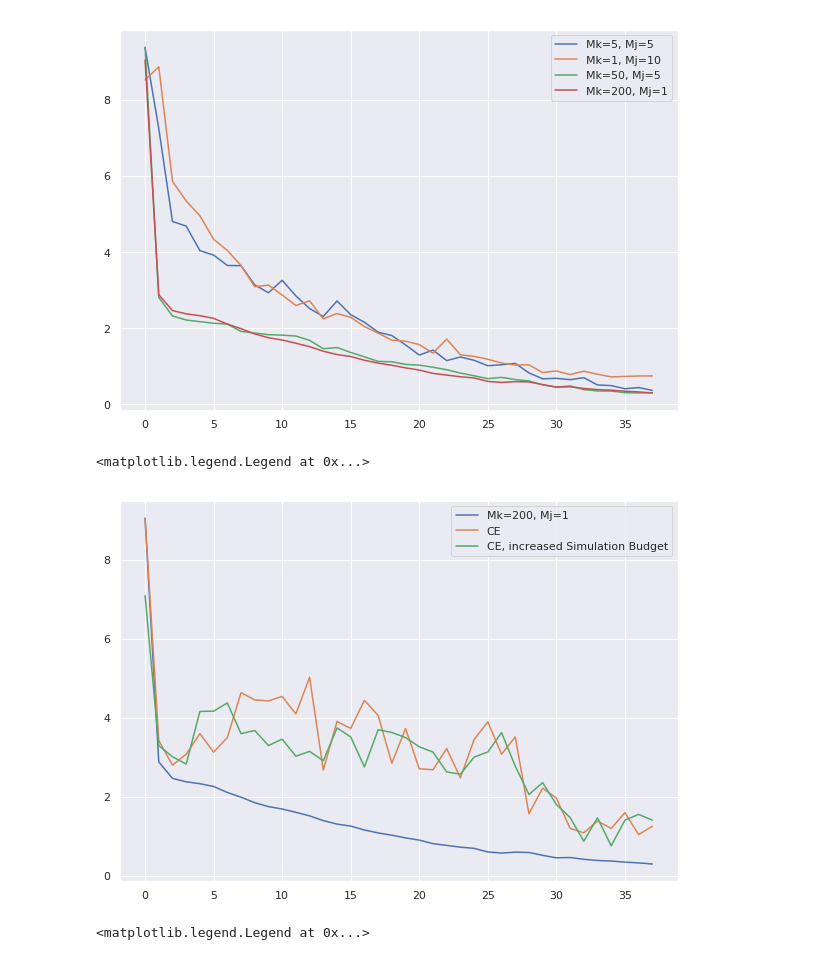
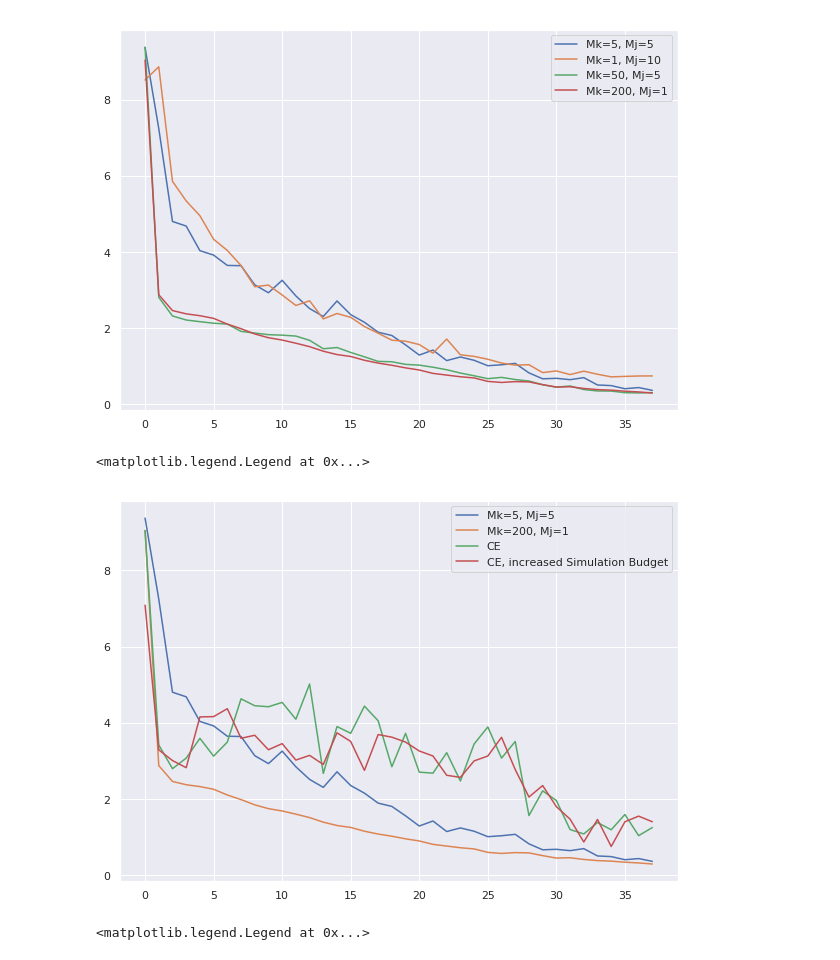
Before and after one commit to kkh8676/opt_functions, a Jupyter notebook: levy_MC_vs_CE.ipynb, the cells around one changed output. Cells and saved outputs as stored; diff of their text form; code cells hidden in the pictures.

```diff
--- a/levy_MC_vs_CE.ipynb
+++ b/levy_MC_vs_CE.ipynb
@@ -328,18 +328,18 @@ plt.legend()
 # %%
 plt.figure(figsize=(10,7))
 #plt.plot(avg_sugg_obj1_exp[:-2], label = 'Mk=10, Mj=1')
-#plt.plot(avg_sugg_obj2_exp[:-2], label = 'Mk=5, Mj=5')
+plt.plot(avg_sugg_obj2_exp[:-2], label = 'Mk=5, Mj=5')
 #plt.plot(avg_sugg_obj4_exp[:-2], label = 'Mk=1, Mj=10')
 #plt.plot(avg_sugg_obj10_exp[:-2], label = 'Mk=50, Mj=5')
 plt.plot(avg_sugg_obj12_exp[:-2], label = 'Mk=200, Mj=1')
 
 plt.plot(avg_sugg_CE_exp[:-2], label = 'CE')
 plt.plot(avg_sugg_CE_exp_1[:-2], label = 'CE, increased Simulation Budget')
 
 plt.legend()
 # %% [output]
 <matplotlib.legend.Legend at 0x...>
-[figure, old version]
+[figure, new version]
 # %%
 levy1_objs = functions.get_objective(recomm1_exp)
 levy2_objs = functions.get_objective(recomm2_exp)
```
